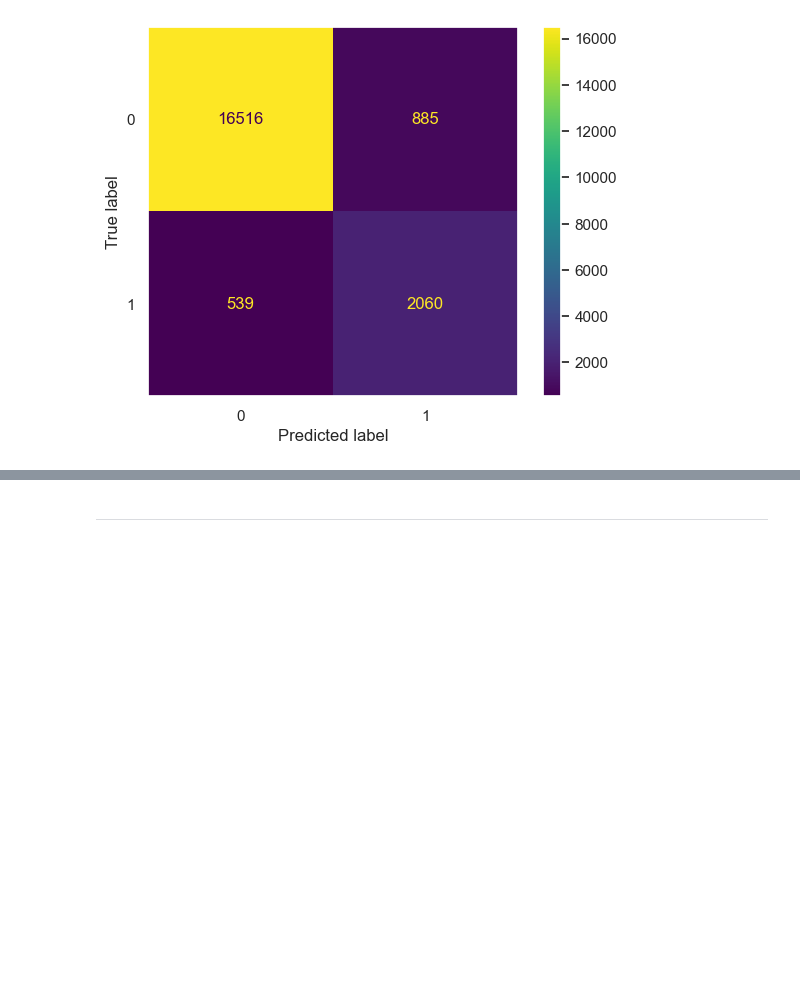
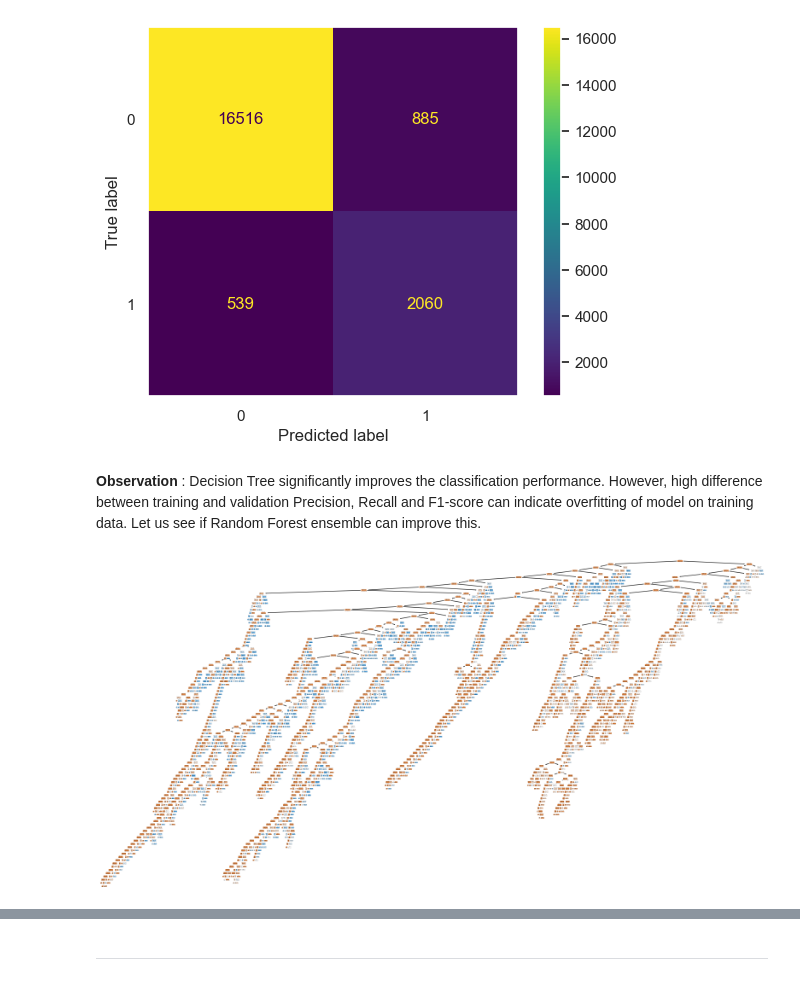
Before and after one commit to ad250997/30-Days-of-Machine-Learning, a Jupyter notebook: DAY4_LOAN_DEFAULT_RISK_PREDICTION/DAY4_LOAN_DEFAULT_RISK_PREDICTION.ipynb, the cells around one changed output, grey strips where cells are left out. Cells and saved outputs as stored; diff of their text form; code cells hidden in the pictures; blank space fills up the shorter version.

```diff
--- a/DAY4_LOAN_DEFAULT_RISK_PREDICTION/DAY4_LOAN_DEFAULT_RISK_PREDICTION.ipynb
+++ b/DAY4_LOAN_DEFAULT_RISK_PREDICTION/DAY4_LOAN_DEFAULT_RISK_PREDICTION.ipynb
@@ -657,3 +656,12 @@ show_val_scores(dt)
 show_confusion_matrix(dt)
 # %% [output]
 [figure]
+# %% [markdown]
+**Observation** : Decision Tree significantly improves the classification performance. However, high difference between training and validation Precision, Recall and F1-score can indicate overfitting of model on training data. Let us see if Random Forest ensemble can improve this.
+# %%
+dt_tree = dt
+plt.figure(figsize=(20, 10))
+plot_tree(dt_tree, filled=True, rounded=True)
+plt.show()
+# %% [output]
+[figure, added]
```
Also changed, not shown: parts of 18 cells of this notebook.
